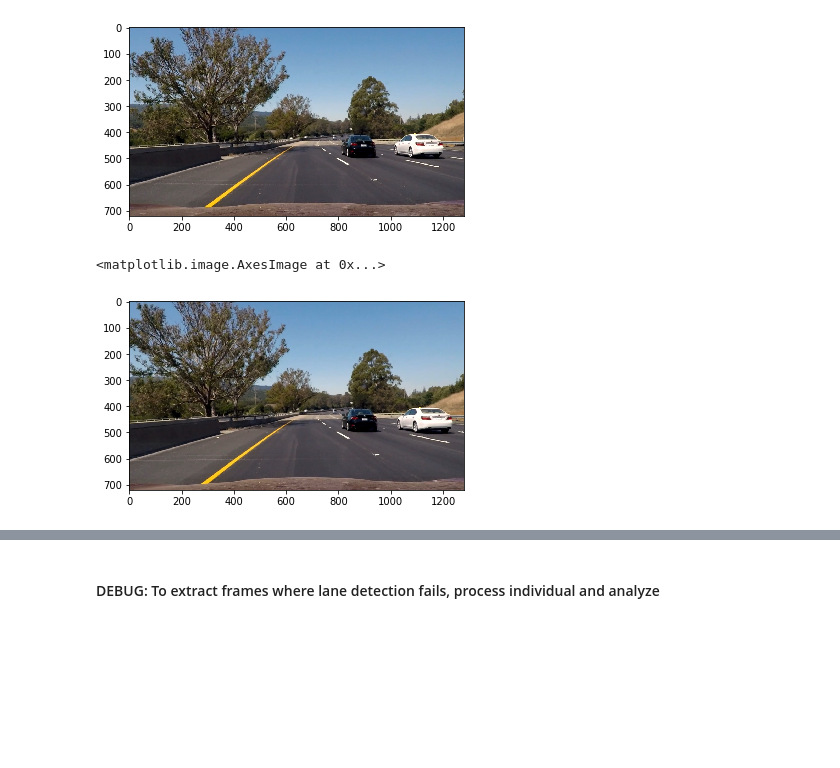
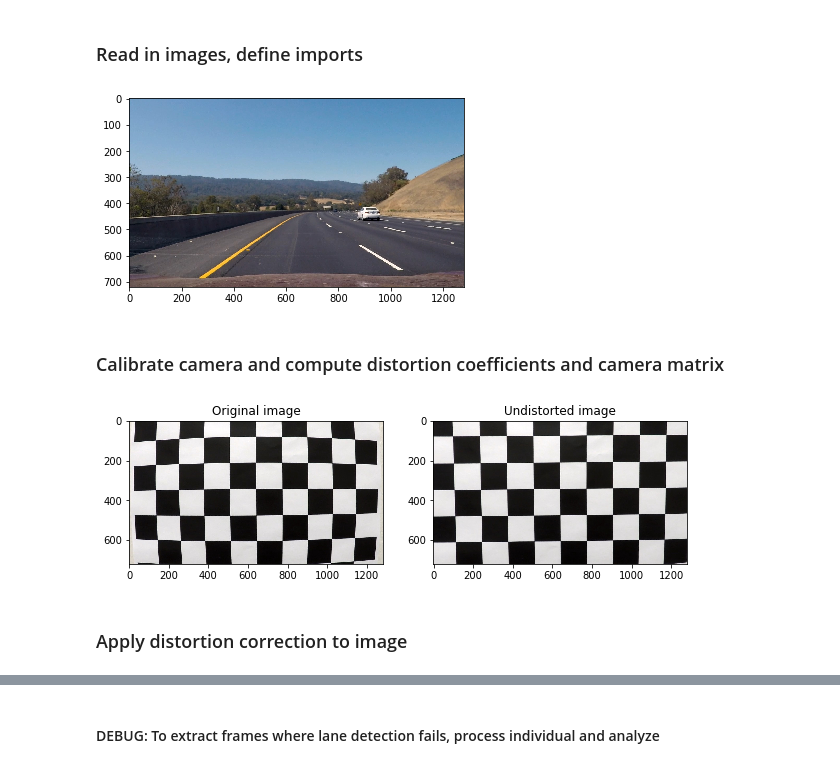
Before and after one commit to apoorva-t/CarND-Advanced-Lane-Lines, a Jupyter notebook: AdvLaneLine.ipynb, the cells around one changed output, grey strips where cells are left out. Saved outputs shown, nothing was run; the diff lists cells and outputs as text; code cells hidden in the pictures; blank space fills up the shorter version.

```diff
--- a/AdvLaneLine.ipynb
+++ b/AdvLaneLine.ipynb
@@ -1,19 +1,23 @@
+# %% [markdown]
+### Read in images, define imports
 # %%
 import numpy as np
 import cv2
 import matplotlib.pyplot as plt
 import matplotlib.image as mpimg
 %matplotlib inline
 
 import glob
-%matplotlib qt
+#%matplotlib qt
 
-image1 = mpimg.imread('test_images/test6.jpg')
+image1 = mpimg.imread('test_images/test3.jpg')
 plt.imshow(image1)
 
 images = glob.glob('camera_cal/calibration*.jpg')
 # %% [output]
-[figure, old version]
+[figure, new version]
+# %% [markdown]
+### Calibrate camera and compute distortion coefficients and camera matrix
 # %%
 objpts = [] #3D points in real world, with z = 0
 imgpts = [] #2D points in image space
@@ -36,9 +40,19 @@ objpts = np.asarray(objpts)
 objpts = objpts.astype('float32')
 gray = cv2.cvtColor(image1, cv2.COLOR_RGB2GRAY)
 ret1, mtx, dist, rvecs, tvecs = cv2.calibrateCamera([objpts], imgpts, gray.shape[::-1], None, None)
-# %%
-undist = cv2.undistort(image1, mtx, dist)
-plt.imshow(undist)
-# %% [output]
-<matplotlib.image.AxesImage at 0x...>
-[figure, removed]
+# %%
+chess1 = mpimg.imread(images[0])
+undist_chess = cv2.undistort(chess1, mtx, dist)
+plt.figure(figsize=(10,10))
+plt.subplot(1,2,1)
+plt.title('Original image')
+plt.imshow(chess1)
+plt.subplot(1,2,2)
+plt.title('Undistorted image')
+plt.imshow(undist_chess)
+
+plt.savefig('./examples/chess_undist.png')
+# %% [output]
+[figure, added]
+# %% [markdown]
+### Apply distortion correction to image
```
Also changed, not shown: parts of 28 cells of this notebook.
